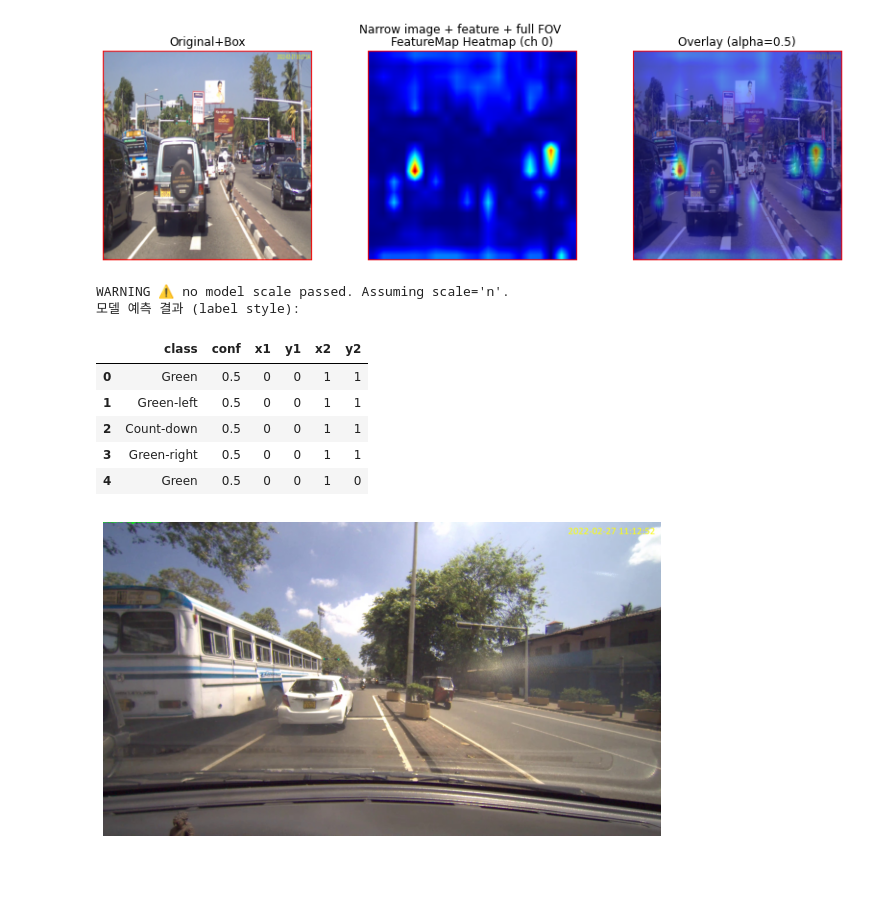
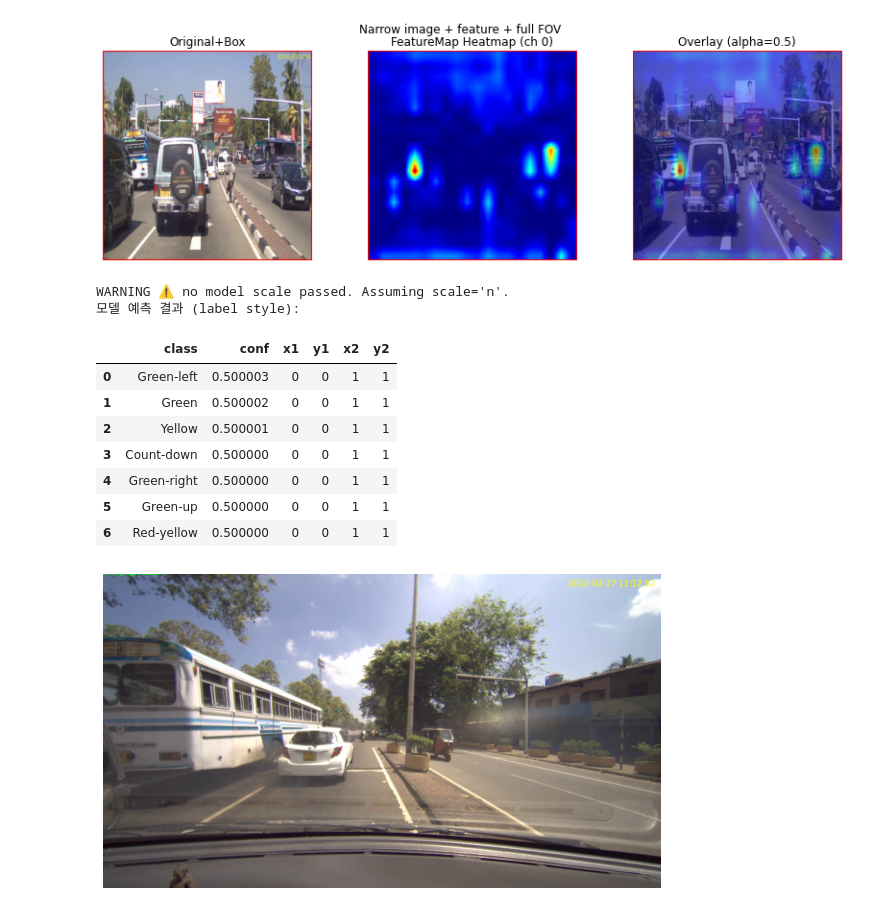
Before and after one commit to comflife/ultralytics, a Jupyter notebook: yolo_vis.ipynb, the cells around one changed output. Saved outputs shown, nothing was run; the diff lists cells and outputs as text; code cells hidden in the pictures; blank space fills up the shorter version.

```diff
--- a/yolo_vis.ipynb
+++ b/yolo_vis.ipynb
@@ -514,37 +514,39 @@ def infer_and_visualize(model, wide_img_path, narrow_img_path, conf_thres=0.25,
         display(df)
     else:
         print("No boxes detected (conf_thres=%.2f)" % conf_thres)
 
     # bbox 시각화
     plt.figure(figsize=(10,10))
     plt.imshow(vis_img)
     plt.axis('off')
     plt.show()
 
 # 모델 로드
 model = DualYOLOv8()
-ckpt = torch.load('runs/dual/exp/dual_yolov8_epoch80.pt', map_location='cuda' if torch.cuda.is_available() else 'cpu')
+ckpt = torch.load('runs/dual/exp/dual_yolov8_epoch150.pt', map_location='cuda' if torch.cuda.is_available() else 'cpu')
 model.load_state_dict(ckpt)
 device = 'cuda' if torch.cuda.is_available() else 'cpu'
 model = model.to(device)
 
 # 쌍 리스트 생성 및 시각화 예시
 wide_dir = '/home/byounggun/ultralytics/traffic_train/wide/images'
 narrow_dir = '/home/byounggun/ultralytics/traffic_train/narrow/images'
 pairs = get_image_pairs(wide_dir, narrow_dir)
 
 # 예시: 첫 번째 쌍 시각화 및 출력
 ind = 0
 wide_img_path, narrow_img_path = pairs[ind]
 infer_and_visualize(model, wide_img_path, narrow_img_path)
 ind += 1
 # %% [output]
 WARNING ⚠️ no model scale passed. Assuming scale='n'.
 모델 예측 결과 (label style):
 |  | class | conf | x1 | y1 | x2 | y2 |
-| 0 | Green | 0.5 | 0 | 0 | 1 | 1 |
-| 1 | Green-left | 0.5 | 0 | 0 | 1 | 1 |
-| 2 | Count-down | 0.5 | 0 | 0 | 1 | 1 |
-| 3 | Green-right | 0.5 | 0 | 0 | 1 | 1 |
-| 4 | Green | 0.5 | 0 | 0 | 1 | 0 |
+| 0 | Green-left | 0.500003 | 0 | 0 | 1 | 1 |
+| 1 | Green | 0.500002 | 0 | 0 | 1 | 1 |
+| 2 | Yellow | 0.500001 | 0 | 0 | 1 | 1 |
+| 3 | Count-down | 0.500000 | 0 | 0 | 1 | 1 |
+| 4 | Green-right | 0.500000 | 0 | 0 | 1 | 1 |
+| 5 | Green-up | 0.500000 | 0 | 0 | 1 | 1 |
+| 6 | Red-yellow | 0.500000 | 0 | 0 | 1 | 1 |
 [figure]
```
Also changed, not shown: 5 other files.
